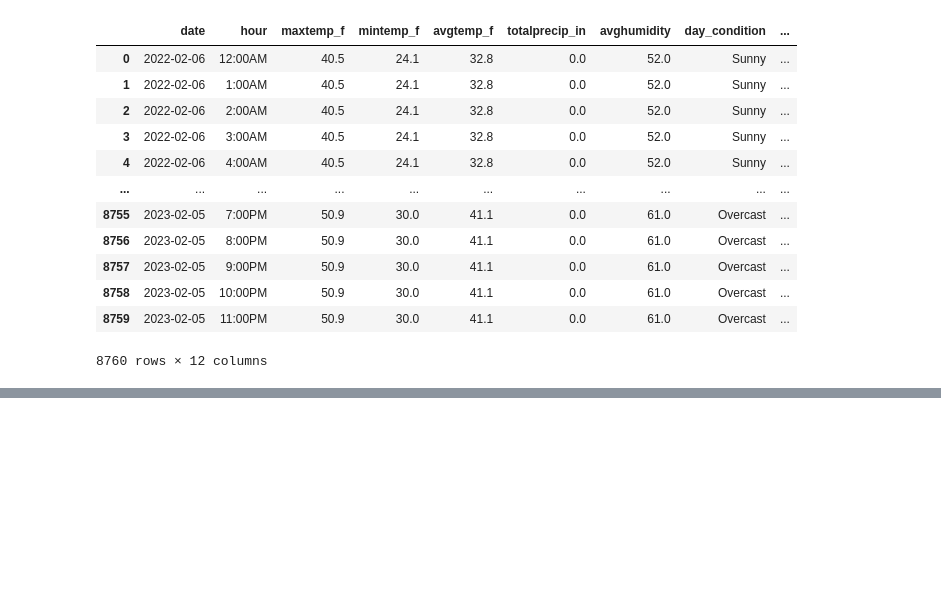
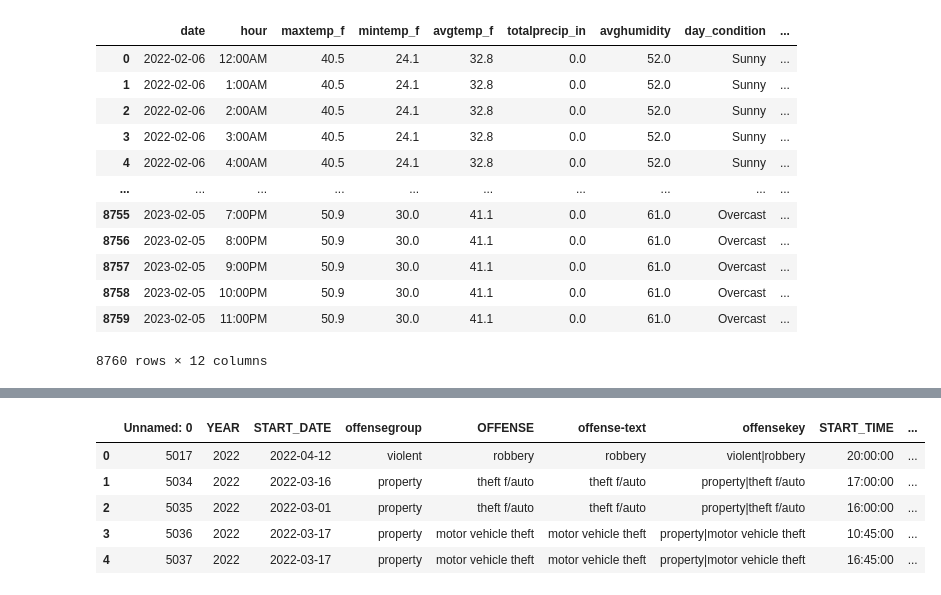
Before and after one commit to b-wild/Project_One_Group_2, a Jupyter notebook: weather_and_merge.ipynb, the cells around one changed output, grey strips where cells are left out. Cells and saved outputs as stored; diff of their text form; code cells hidden in the pictures; blank space fills up the shorter version.

```diff
--- a/weather.ipynb
+++ b/weather_and_merge.ipynb
@@ -398,0 +454,69 @@ weather_hour_df.to_csv("output_data/dc_weather_by_hour.csv", index_label="Date_I
+# %%
+# Create an hour list based on 'START_HOUR' to match 00:00AM/PM weather hour format
+# Make a list out of 'START_HOUR' column.
+hour_num_list = crime_df["START_HOUR"].values.tolist()
+
+# Create a new list for the hours
+hour_list = []
+
+# Iterate over the 'START_HOUR' column to create hour list.
+for hour in hour_num_list:
+    if hour == "00":
+        hour_list.append("12:00AM")
+    elif hour == "01":
+        hour_list.append("1:00AM")
+    elif hour == "02":
+        hour_list.append("2:00AM")
+    elif hour == "03":
+        hour_list.append("3:00AM")
+    elif hour == "04":
+        hour_list.append("4:00AM")
+    elif hour == "05":
+        hour_list.append("5:00AM")
+    elif hour == "06":
+        hour_list.append("6:00AM")
+    elif hour == "07":
+        hour_list.append("7:00AM")
+    elif hour == "08":
+        hour_list.append("8:00AM")
+    elif hour == "09":
+        hour_list.append("9:00AM")
+    elif hour == "10":
+        hour_list.append("10:00AM")
+    elif hour == "11":
+        hour_list.append("11:00AM")
+    elif hour == "12":
+        hour_list.append("12:00PM")
+    elif hour == "13":
+        hour_list.append("1:00PM")
+    elif hour == "14":
+        hour_list.append("2:00PM")
+    elif hour == "15":
+        hour_list.append("3:00PM")
+    elif hour == "16":
+        hour_list.append("4:00PM")
+    elif hour == "17":
+        hour_list.append("5:00PM")
+    elif hour == "18":
+        hour_list.append("6:00PM")
+    elif hour == "19":
+        hour_list.append("7:00PM")
+    elif hour == "20":
+        hour_list.append("8:00PM")
+    elif hour == "21":
+        hour_list.append("9:00PM")
+    elif hour == "22":
+        hour_list.append("10:00PM")
+    elif hour == "23":
+        hour_list.append("11:00PM")
+
+# Add new hour list to DataFrame
+crime_df['Hour'] = hour_list
+crime_df.head()
+# %% [output]
+|  | Unnamed: 0 | YEAR | START_DATE | offensegroup | OFFENSE | offense-text | offensekey | START_TIME | ... |
+| 0 | 5017 | 2022 | 2022-04-12 | violent | robbery | robbery | violent|robbery | 20:00:00 | ... |
+| 1 | 5034 | 2022 | 2022-03-16 | property | theft f/auto | theft f/auto | property|theft f/auto | 17:00:00 | ... |
+| 2 | 5035 | 2022 | 2022-03-01 | property | theft f/auto | theft f/auto | property|theft f/auto | 16:00:00 | ... |
+| 3 | 5036 | 2022 | 2022-03-17 | property | motor vehicle theft | motor vehicle theft | property|motor vehicle theft | 10:45:00 | ... |
+| 4 | 5037 | 2022 | 2022-03-17 | property | motor vehicle theft | motor vehicle theft | property|motor vehicle theft | 16:45:00 | ... |
```
Also changed, not shown: parts of 10 cells of this notebook.
